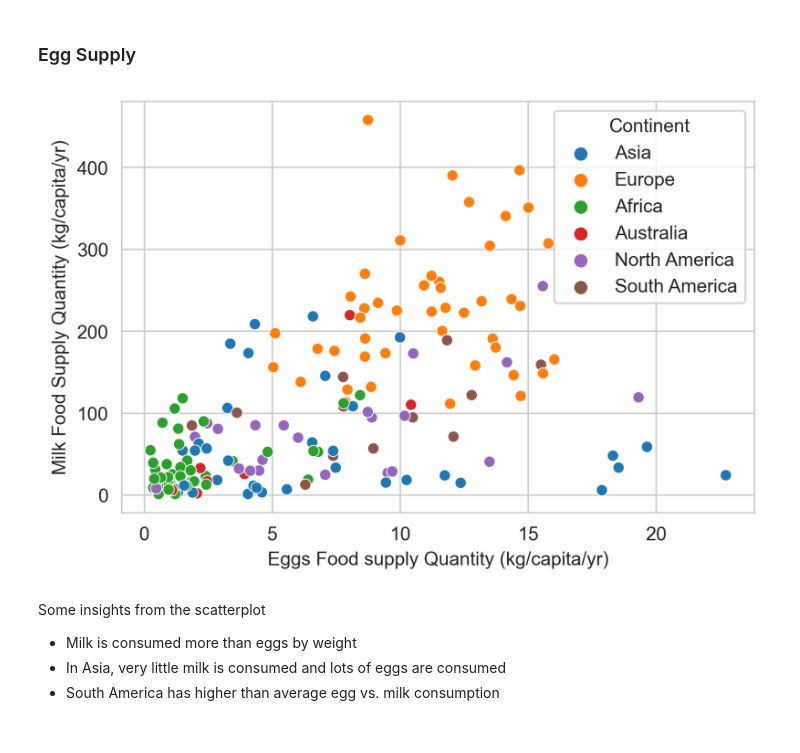
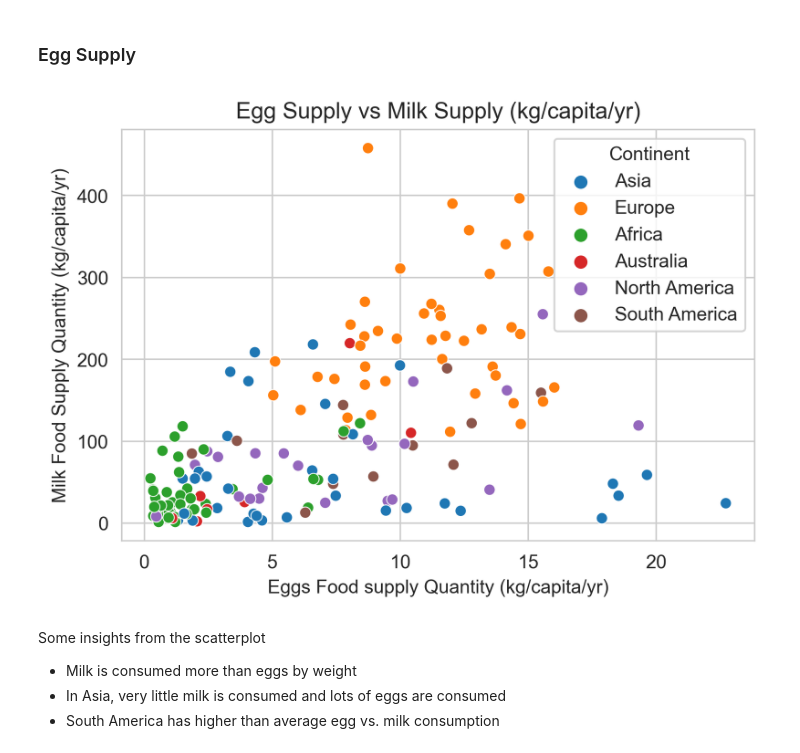
Before and after one commit to ssfriedman1/Meat-Consumption-Trends, a Jupyter notebook: meat_consume.ipynb, the cells around one changed output. Saved outputs shown, nothing was run; the diff lists cells and outputs as text; code cells hidden in the pictures.

Commit message:
added title

```diff
--- a/meat_consume.ipynb
+++ b/meat_consume.ipynb
@@ -226,10 +226,11 @@ Again, when taking population of the countries into account, the distribution ch
 # %%
 sns.scatterplot(x = 'Eggs_Food_supply_quantity', y = 'Milk_Excluding_Butter_Food_supply_quantity', data = df_merged_all_2017, hue = 'Continent')
 plt.ylabel('Milk Food Supply Quantity (kg/capita/yr)')
 plt.xlabel('Eggs Food supply Quantity (kg/capita/yr)')
+plt.title('Egg Supply vs Milk Supply (kg/capita/yr)')
 plt.show();
 # %% [output]
-[figure, old version]
+[figure, new version]
 # %% [markdown]
 Some insights from the scatterplot
 - Milk is consumed more than eggs by weight
```
Also changed, not shown: parts of 3 cells of this notebook.
